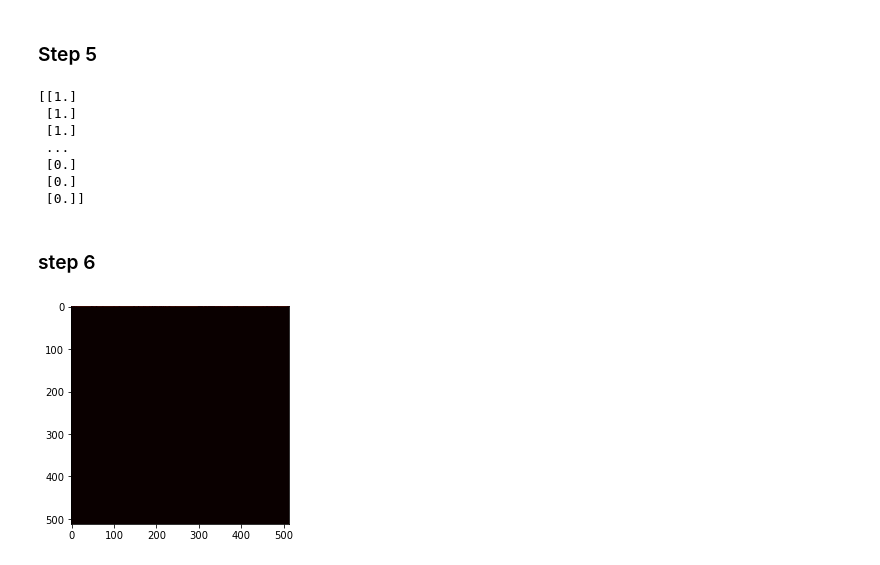
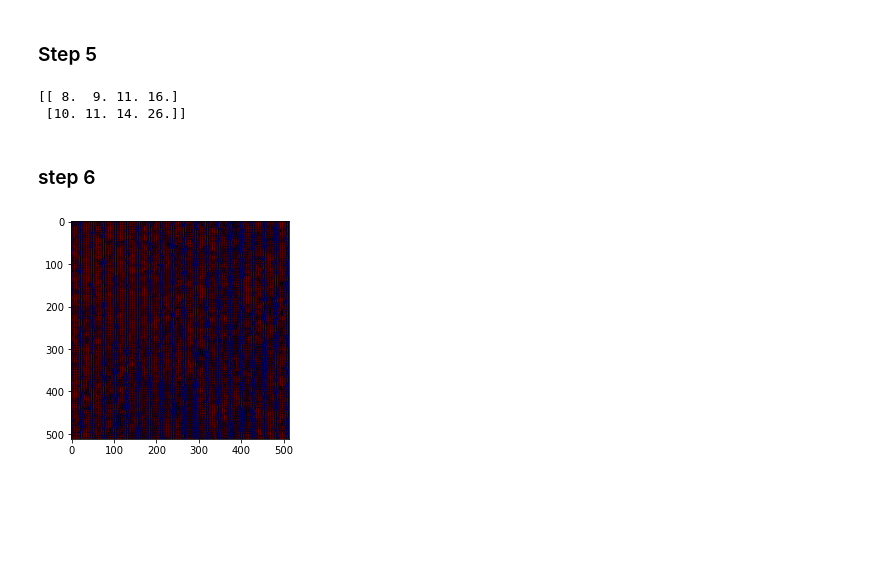
Before and after one commit to ajaybiswas22/k-means-clustering, a Jupyter notebook: src/k_means_code.ipynb, the cells around one changed output. Saved outputs shown, nothing was run; the diff lists cells and outputs as text; code cells hidden in the pictures; blank space fills up the shorter version.

```diff
--- a/src/k_means_code.ipynb
+++ b/src/k_means_code.ipynb
@@ -15,5 +58,5 @@ im4 = np.array(Image.open('band4.gif', 'r'))
 # %%
-k=3
+k=2
 # %%
 # 2. Input satellite images, imageInput (512, 512,4)
 
@@ -27,13 +72,13 @@ print(imageinput[0][0].shape)
 # %%
 # 4. Select k random x,y co-ordinates and extract pixel values from imageInput
 
-coord = np.array(([265,190],[32,436],[30,124]))
+coord = np.array(([300,100],[200,300],[200,400]))
 
 c1=[]
 c2=[]
 c3=[]
 c4=[]
-for i in range(3):
+for i in range(k):
     c1.append(im1[coord[i][0],coord[i][1]])
     c2.append(im2[coord[i][0],coord[i][1]])
     c3.append(im3[coord[i][0],coord[i][1]])
@@ -96,9 +103,8 @@ def updateCentroids(imageinput,centroids,classData):
 ### loop until stopping criteria is met
 
 count = 0
-while(count < 1):
+while(count < 10):
     classData = clustering(k,imageinput,centroids)
-    print(classData)
     updatedCentroids = np.round(updateCentroids(imageinput,centroids,classData))
     if (centroids==updatedCentroids).all():
         print("matched")
@@ -109,25 +118,11 @@ while(count < 1):
 # %%
-print(classData)
+print(updatedCentroids)
 # %% [output]
-[[1.]
- [1.]
- [1.]
- ...
- [0.]
- [0.]
- [0.]]
+[[ 8.  9. 11. 16.]
+ [10. 11. 14. 26.]]
 # %% [markdown]
 ### step 6
-# %%
-cl=classData.reshape(512,512)
-plt.imshow(cl, cmap='hot')
-plt.show()
-# %% [output]
-[figure, removed]
 # %%
-clusteredImage = np.zeros((512,512,3))
 for i in range(512):
     for j in range(512):
-        clusteredImage[i,j,:] = color[int(cl[i,j])]
-
-img = Image.fromarray(clusteredImage.astype(int), 'RGB')
+        clusteredImage[i,j,:] = color[int(classData[i,j])]
@@ -135,0 +129,6 @@ img.show()
+# %%
+img = Image.fromarray(clusteredImage.astype(int), 'RGB')
+imgplot = plt.imshow(img)
+plt.show()
+# %% [output]
+[figure, added]
```
Also changed, not shown: parts of 9 cells of this notebook.
